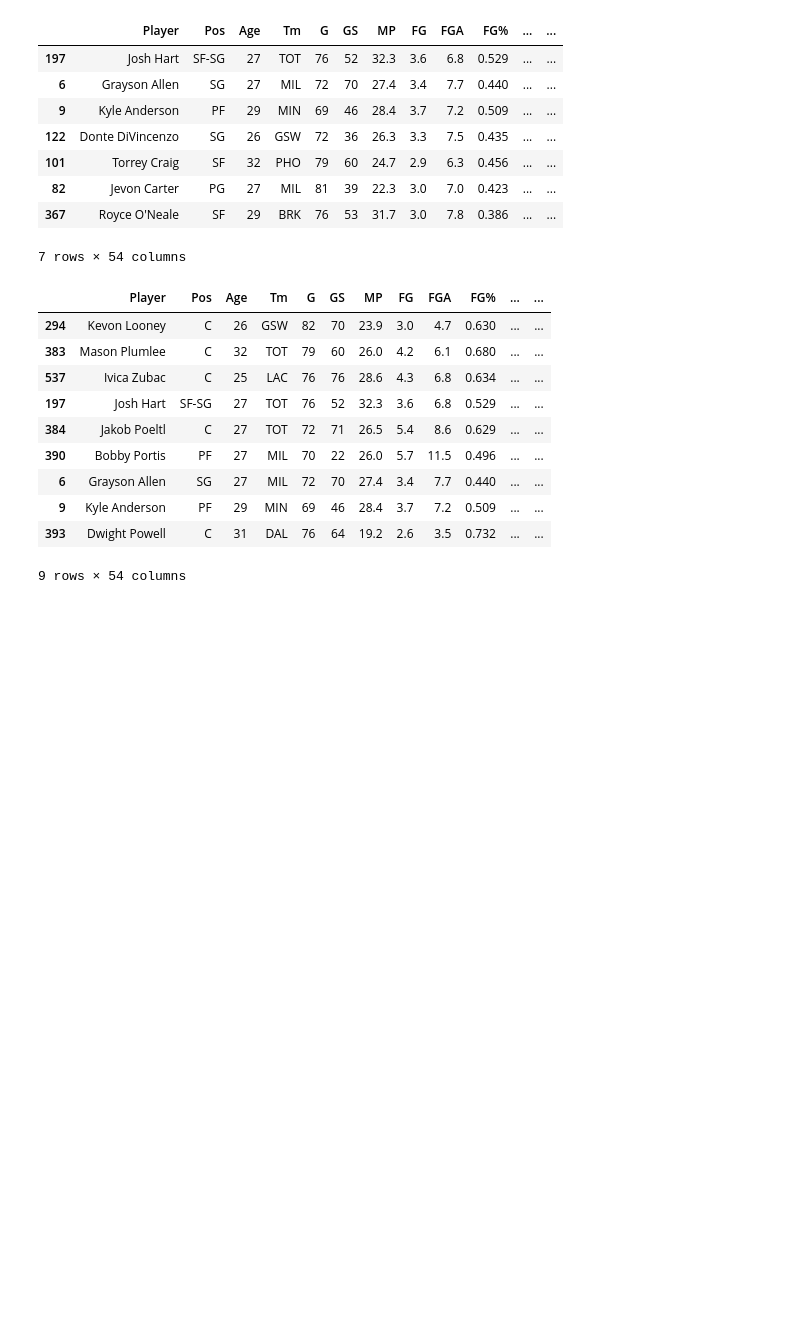
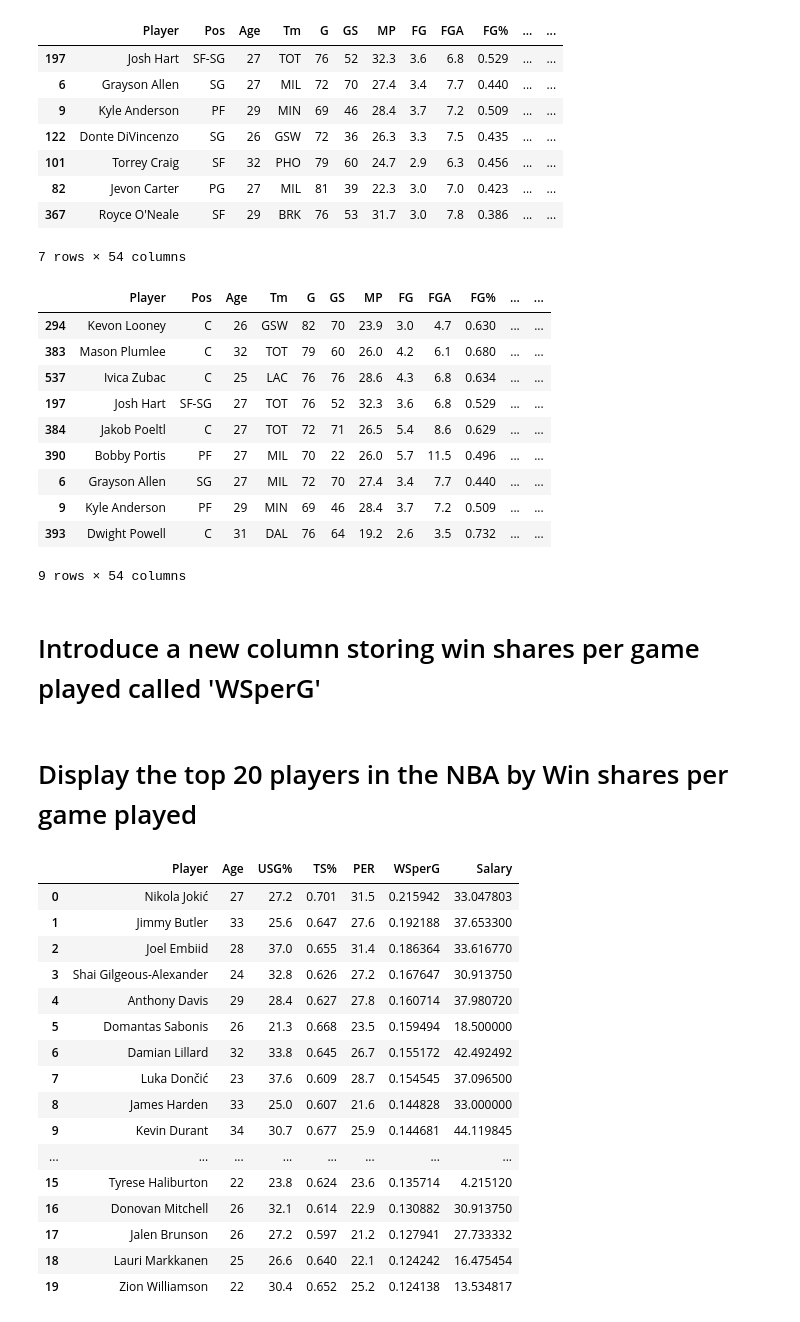
Before and after one commit to mnocerino23/NBA-Player-Classifier, a Jupyter notebook: budgetPlayers.ipynb, the cells around one changed output. Drawn from its saved outputs; the diff is of its cells as text; code cells hidden in the pictures; blank space fills up the shorter version.

```diff
--- a/budgetPlayers.ipynb
+++ b/budgetPlayers.ipynb
@@ -133,3 +133,31 @@ budget
 | 9 | Kyle Anderson | PF | 29 | MIN | 69 | 46 | 28.4 | 3.7 | 7.2 | 0.509 | ... | ... |
 | 393 | Dwight Powell | C | 31 | DAL | 76 | 64 | 19.2 | 2.6 | 3.5 | 0.732 | ... | ... |
 9 rows × 54 columns
+# %% [markdown]
+# Introduce a new column storing win shares per game played called 'WSperG'
+# %%
+complete = complete.assign(WSperG =lambda x: (x['WS']/x['G']))
+# %% [markdown]
+# Display the top 20 players in the NBA by Win shares per game played
+# %%
+top_20 = complete[['Player', 'Age', 'USG%', 'TS%', 'PER', 'WSperG', 'Salary']].sort_values(by = ['WSperG'], ascending = False)
+top_20.reset_index(inplace = True, drop = True)
+top_20.head(20)
+# %% [output]
+|  | Player | Age | USG% | TS% | PER | WSperG | Salary |
+| 0 | Nikola Jokić | 27 | 27.2 | 0.701 | 31.5 | 0.215942 | 33.047803 |
+| 1 | Jimmy Butler | 33 | 25.6 | 0.647 | 27.6 | 0.192188 | 37.653300 |
+| 2 | Joel Embiid | 28 | 37.0 | 0.655 | 31.4 | 0.186364 | 33.616770 |
+| 3 | Shai Gilgeous-Alexander | 24 | 32.8 | 0.626 | 27.2 | 0.167647 | 30.913750 |
+| 4 | Anthony Davis | 29 | 28.4 | 0.627 | 27.8 | 0.160714 | 37.980720 |
+| 5 | Domantas Sabonis | 26 | 21.3 | 0.668 | 23.5 | 0.159494 | 18.500000 |
+| 6 | Damian Lillard | 32 | 33.8 | 0.645 | 26.7 | 0.155172 | 42.492492 |
+| 7 | Luka Dončić | 23 | 37.6 | 0.609 | 28.7 | 0.154545 | 37.096500 |
+| 8 | James Harden | 33 | 25.0 | 0.607 | 21.6 | 0.144828 | 33.000000 |
+| 9 | Kevin Durant | 34 | 30.7 | 0.677 | 25.9 | 0.144681 | 44.119845 |
+| ... | ... | ... | ... | ... | ... | ... | ... |
+| 15 | Tyrese Haliburton | 22 | 23.8 | 0.624 | 23.6 | 0.135714 | 4.215120 |
+| 16 | Donovan Mitchell | 26 | 32.1 | 0.614 | 22.9 | 0.130882 | 30.913750 |
+| 17 | Jalen Brunson | 26 | 27.2 | 0.597 | 21.2 | 0.127941 | 27.733332 |
+| 18 | Lauri Markkanen | 25 | 26.6 | 0.640 | 22.1 | 0.124242 | 16.475454 |
+| 19 | Zion Williamson | 22 | 30.4 | 0.652 | 25.2 | 0.124138 | 13.534817 |
```
Also changed, not shown: parts of 1 cell of this notebook.
